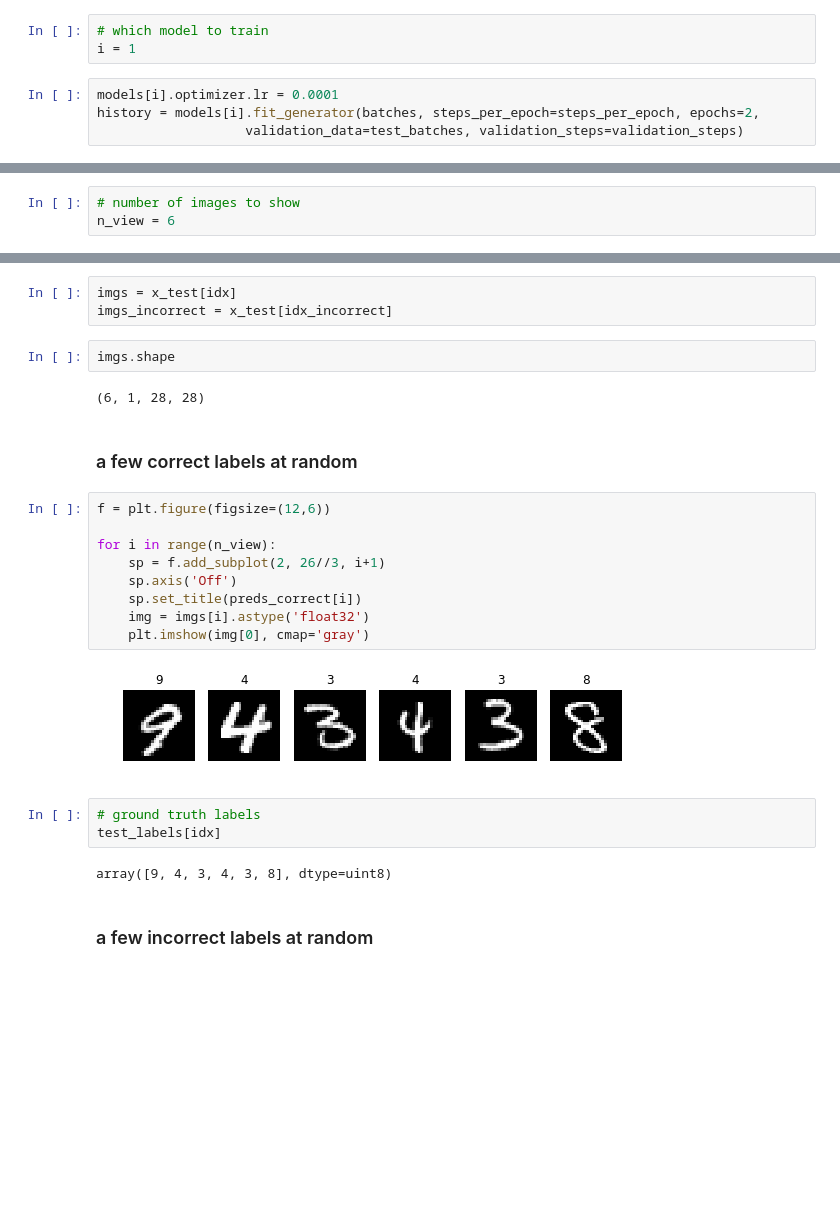
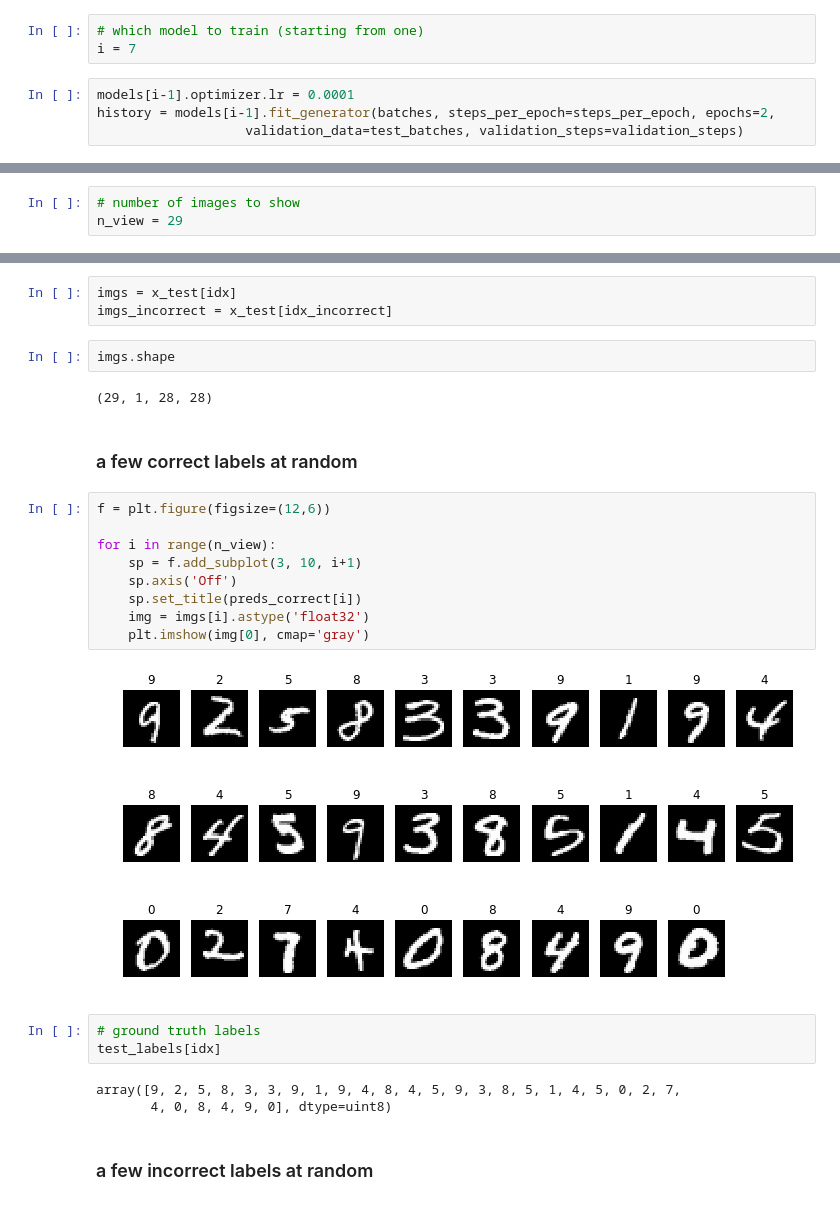
Before and after one commit to j05t/mnist, a Jupyter notebook: mnist-leaky_relu.ipynb, the cells around one changed output, grey strips where cells are left out. Saved outputs shown, nothing was run; the diff lists cells and outputs as text; blank space fills up the shorter version.

```diff
--- a/mnist-leaky_relu.ipynb
+++ b/mnist-leaky_relu.ipynb
@@ -293,7 +327,7 @@ for i, m in enumerate(models):
 # %%
-# which model to train
-i = 1
+# which model to train (starting from one)
+i = 7
 # %%
-models[i].optimizer.lr = 0.0001
-history = models[i].fit_generator(batches, steps_per_epoch=steps_per_epoch, epochs=2,
+models[i-1].optimizer.lr = 0.0001
+history = models[i-1].fit_generator(batches, steps_per_epoch=steps_per_epoch, epochs=2,
                    validation_data=test_batches, validation_steps=validation_steps)
@@ -407,7 +454,7 @@ probs.shape
 (10000,)
 # %%
 # number of images to show
-n_view = 6
+n_view = 29
 # %%
 preds
 # %% [output]
@@ -443,25 +490,26 @@ imgs_incorrect = x_test[idx_incorrect]
 # %%
 imgs.shape
 # %% [output]
-(6, 1, 28, 28)
+(29, 1, 28, 28)
 # %% [markdown]
 ### a few correct labels at random
 # %%
 f = plt.figure(figsize=(12,6))
 
 for i in range(n_view):
-    sp = f.add_subplot(2, 26//3, i+1)
+    sp = f.add_subplot(3, 10, i+1)
     sp.axis('Off')
     sp.set_title(preds_correct[i])
     img = imgs[i].astype('float32')
     plt.imshow(img[0], cmap='gray')
 # %% [output]
-[figure, old version]
+[figure, new version]
 # %%
 # ground truth labels
 test_labels[idx]
 # %% [output]
-array([9, 4, 3, 4, 3, 8], dtype=uint8)
+array([9, 2, 5, 8, 3, 3, 9, 1, 9, 4, 8, 4, 5, 9, 3, 8, 5, 1, 4, 5, 0, 2, 7,
+       4, 0, 8, 4, 9, 0], dtype=uint8)
 # %% [markdown]
 ### a few incorrect labels at random
 # %%
```
Also changed, not shown: parts of 22 cells of this notebook, 3 other files.
